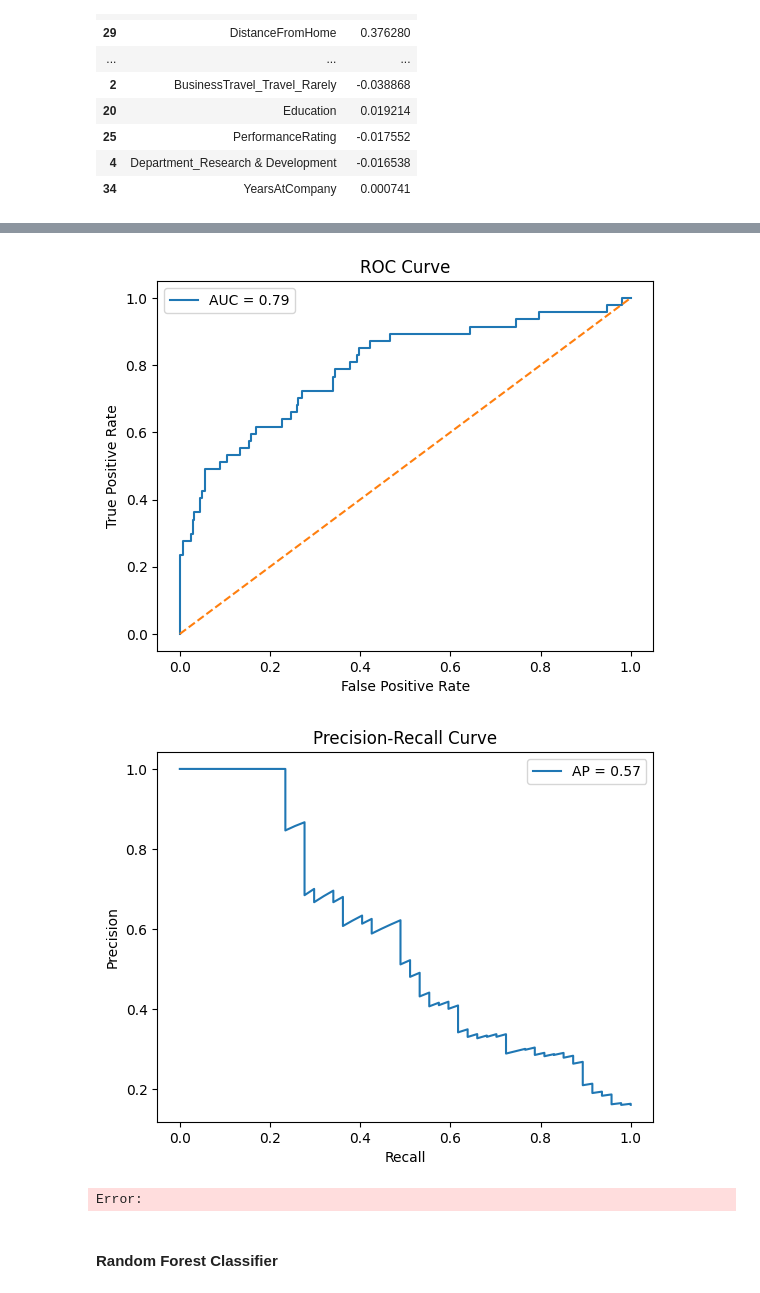
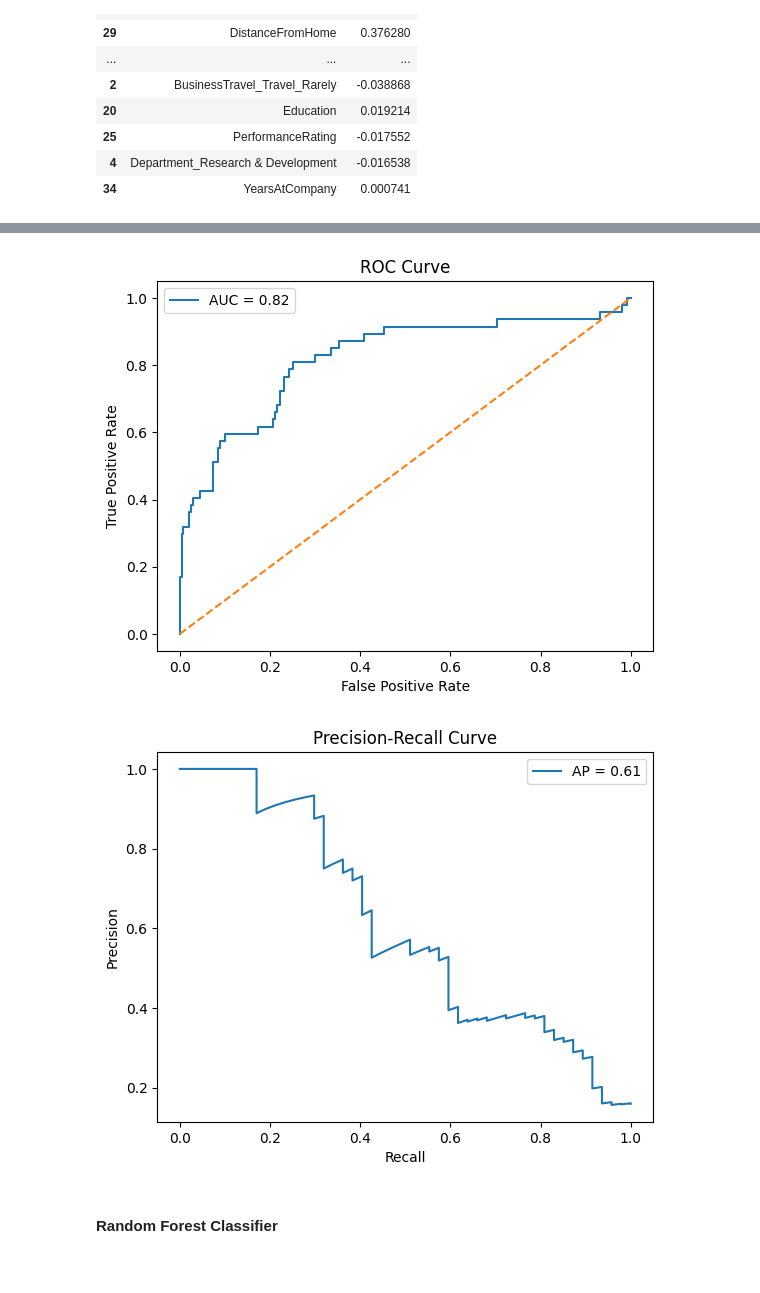
Before and after one commit to CreativeTob/InsightHQ, a Jupyter notebook: main.ipynb, the cells around one changed output, grey strips where cells are left out. Drawn from its saved outputs; the diff is of its cells as text; code cells hidden in the pictures.

Commit message:
End Logistic Regression Modeling

```diff
--- a/main.ipynb
+++ b/main.ipynb
@@ -1394,5 +1410,9 @@ model_metric(Pipe_lr_balanced, ['precision', 'recall', 'roc_auc'])
 
 grid_search(grid_lr)
 
-feature_importance(Pipe_lr_balanced)
+lr_best_params = grid_lr.best_params_
+
+lr_clean_params = {k.split('__')[1]: v for k, v in lr_best_params.items()}
+
+feature_importance_linear(Pipe_lr_balanced)
 # %% [output]
@@ -1451,7 +1470,7 @@ final_lr = ImbPipeline([
     ('Preprocessors', preprocessors),
     ('scaler', StandardScaler()),
     ('smote', SMOTE()),
-    ('lr', LogisticRegression(random_state=42, C = 1, class_weight= 'balanced', max_iter= 500, solver = 'sag', penalty='l2'))
+    ('lr', LogisticRegression(**lr_clean_params))
 
 ])
 
@@ -1478,6 +1497,5 @@ weighted avg       0.74      0.76      0.74       294
-[figure, old version]
+[figure, new version]
-[figure, old version]
+[figure, new version]
-Error:
 # %% [markdown]
 #### Random Forest Classifier
 # %%
```
Also changed, not shown: parts of 14 cells of this notebook.
